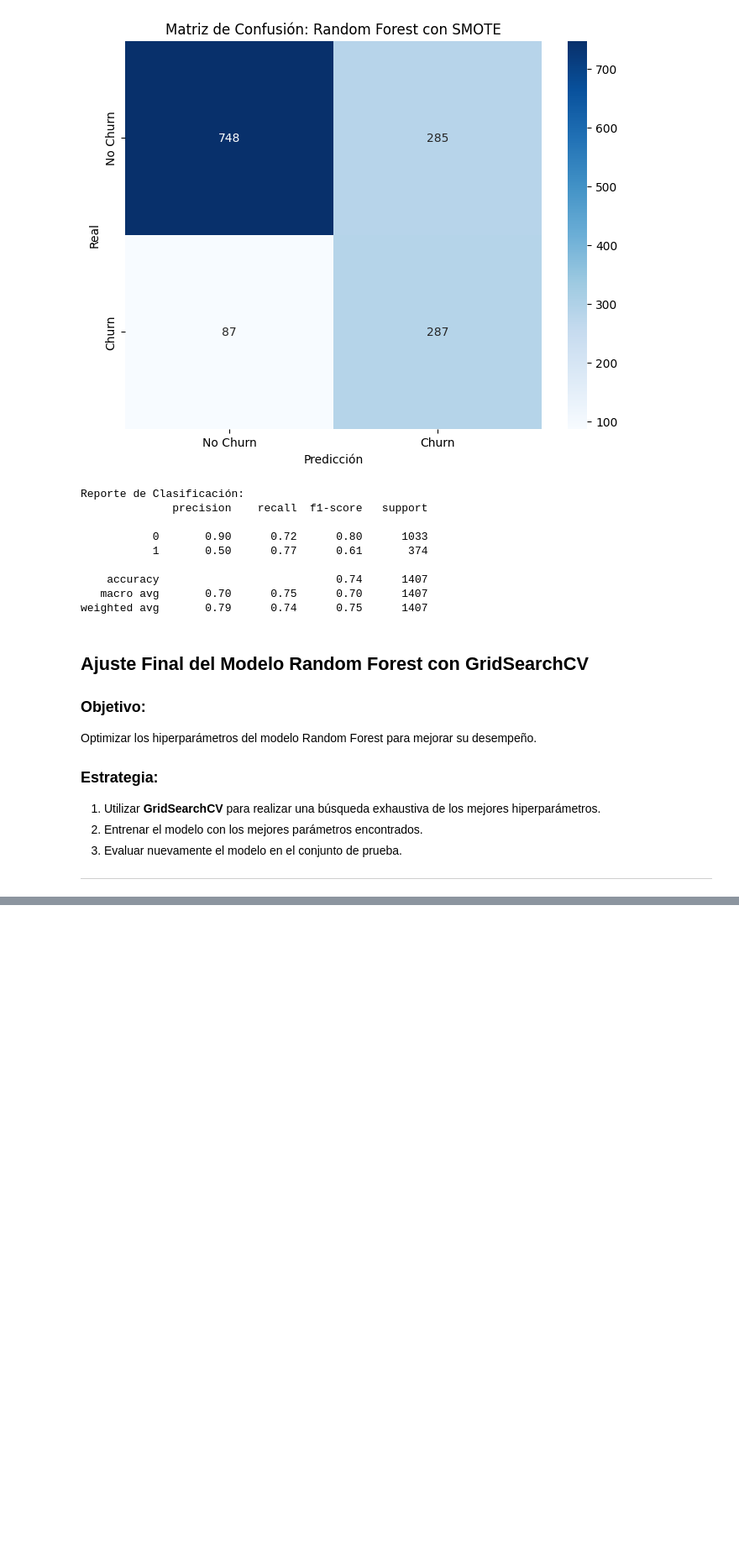
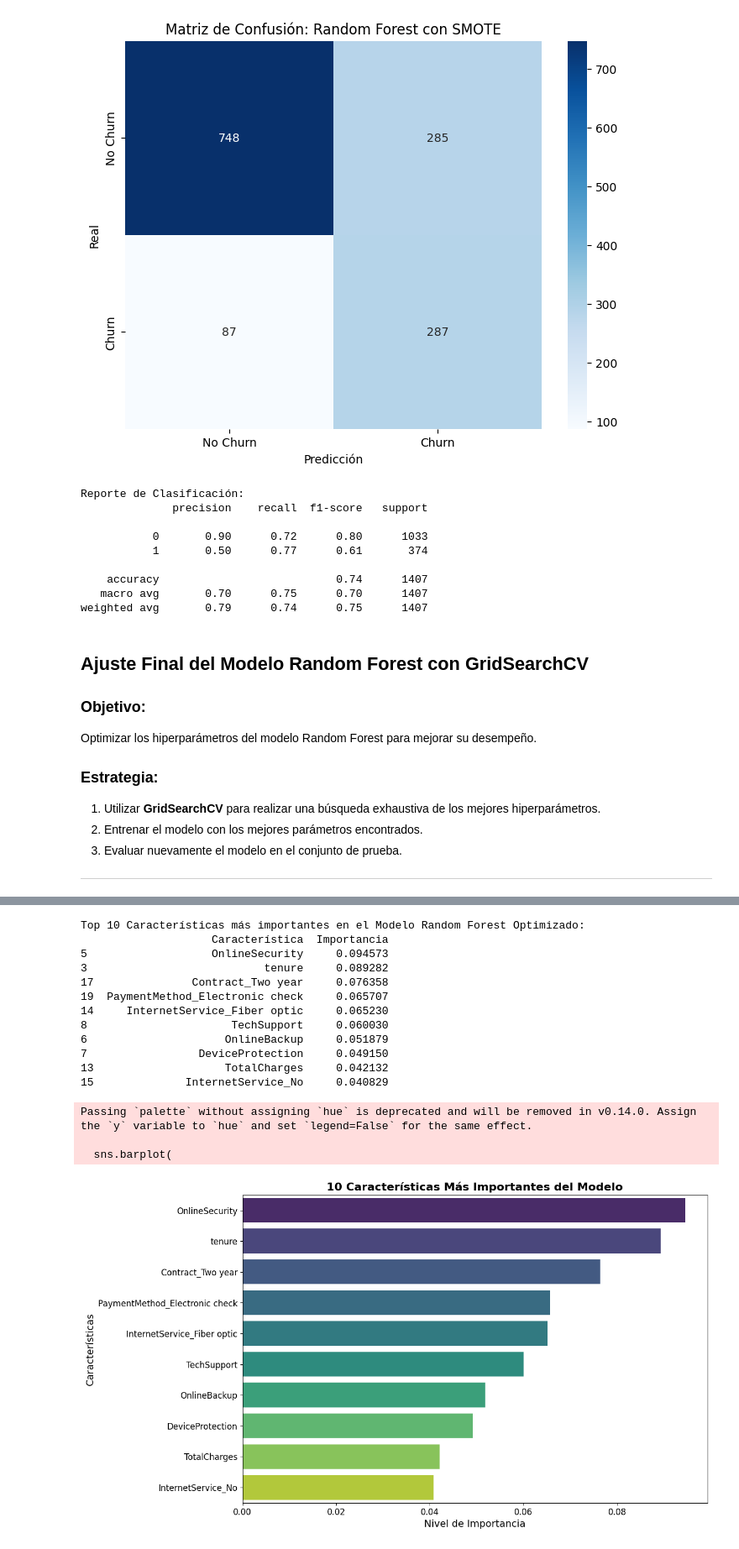
Before and after one commit to soyjosep/proyecto_prediccion_de_clientes, a Jupyter notebook: churn_prediction.ipynb, the cells around one changed output, grey strips where cells are left out. Shown: that part at 84% size. Cells and saved outputs as stored; diff of their text form; code cells hidden in the pictures; blank space fills up the shorter version.

Commit message:
Obtener la importancia de características del modelo optimizado

```diff
--- a/churn_prediction.ipynb
+++ b/churn_prediction.ipynb
@@ -811,5 +811,8 @@ plt.show()
 # Reporte de clasificación
 print("\nReporte de Clasificación:")
 print(class_report_rf_opt)
+
+# Obtener el mejor modelo tras GridSearchCV
+rf_best_model = grid_search.best_estimator_
 # %% [output]
 Fitting 5 folds for each of 81 candidates, totalling 405 fits
@@ -858,0 +890,51 @@ weighted avg       0.79      0.75      0.76      1407
+# %%
+# Obtener la importancia de características del modelo optimizado
+feature_importances = rf_best_model.feature_importances_
+
+# Crear un DataFrame con las características y su importancia
+feature_importance_df = pd.DataFrame({
+    'Característica': X_train.columns,
+    'Importancia': feature_importances
+}).sort_values(by='Importancia', ascending=False)
+
+# Mostrar las 10 características más importantes
+print("Top 10 Características más importantes en el Modelo Random Forest Optimizado:")
+print(feature_importance_df.head(10))
+
+# Crear una figura con un tamaño de 12x8 para visualización detallada
+plt.figure(figsize=(12, 8))
+
+# Usar sns.barplot para un gráfico estilizado
+sns.barplot(
+    x='Importancia',
+    y='Característica',
+    data=feature_importance_df.head(10),  # Tomar las 10 más importantes
+    palette="viridis"  # Colores más modernos y amigables
+)
+
+# Configuración de títulos y etiquetas
+plt.title("10 Características Más Importantes del Modelo", fontsize=16, weight='bold')
+plt.xlabel("Nivel de Importancia", fontsize=14)
+plt.ylabel("Características", fontsize=14)
+plt.xticks(fontsize=12)
+plt.yticks(fontsize=12)
+
+# Mostrar el gráfico
+plt.show()
+# %% [output]
+Top 10 Características más importantes en el Modelo Random Forest Optimizado:
+                    Característica  Importancia
+5                   OnlineSecurity     0.094573
+3                           tenure     0.089282
+17               Contract_Two year     0.076358
+19  PaymentMethod_Electronic check     0.065707
+14     InternetService_Fiber optic     0.065230
+8                      TechSupport     0.060030
+6                     OnlineBackup     0.051879
+7                 DeviceProtection     0.049150
+13                    TotalCharges     0.042132
+15              InternetService_No     0.040829
+Passing `palette` without assigning `hue` is deprecated and will be removed in v0.14.0. Assign the `y` variable to `hue` and set `legend=False` for the same effect.
+
+  sns.barplot(
+[figure, added]
```
Also changed, not shown: parts of 2 cells of this notebook.
